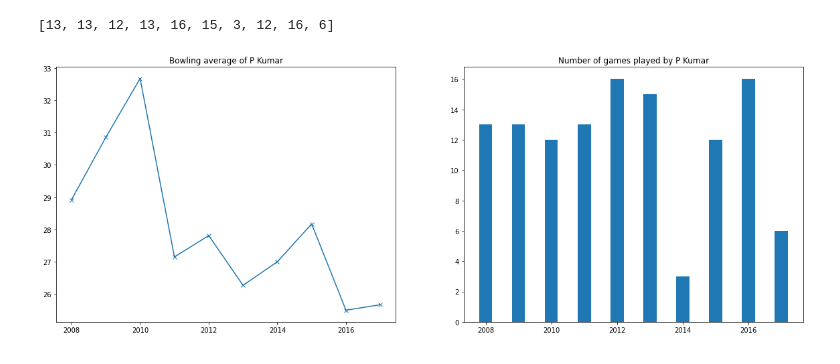
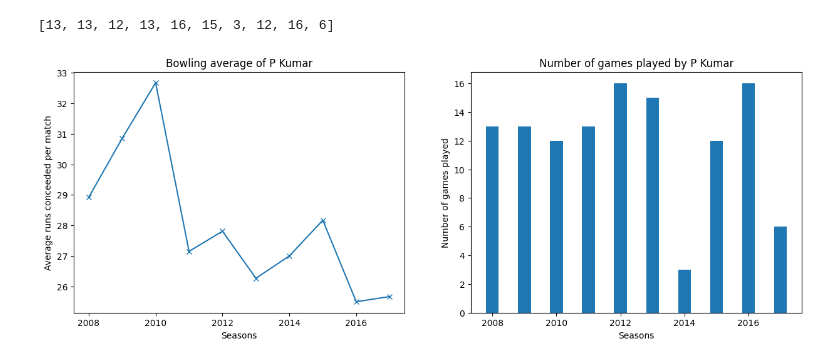
Before and after one commit to rkishorekumar-git/EDA-For-IPL, a Jupyter notebook: src/bowler_stats_nb.ipynb, the cells around one changed output. Cells and saved outputs as stored; diff of their text form; code cells hidden in the pictures.

```diff
--- a/src/bowler_stats_nb.ipynb
+++ b/src/bowler_stats_nb.ipynb
@@ -17,20 +17,25 @@ bowler_info_2 = Bowler(bowler_name_2, match_dataframe, deliveries_dataframe)
 # %%
 #Statistics
 bowl_average = []
 games_played = []
 years = np.arange(2008, 2018)
 for year in years:
     bowl_average.append(bowler_info_1.get_average_runs(year))
     games_played.append(bowler_info_1.get_number_of_runs(year)[0])
 print(games_played)
-fig, ax = plt.subplots(1, 2, figsize=(20, 7))
+fig, ax = plt.subplots(1, 2, figsize=(15, 5))
 ax[0].plot(bowler_info_1.valid_years, bowl_average, marker="x")
 ax[0].title.set_text(f"Bowling average of {bowler_name_1}")
+ax[0].set_xlabel("Seasons")
+ax[0].set_ylabel("Average runs conceeded per match")
 ax[1].bar(bowler_info_1.valid_years, games_played, 0.4)
 ax[1].title.set_text(f"Number of games played by {bowler_name_1}")
+ax[1].set_xlabel("Seasons")
+ax[1].set_ylabel("Number of games played")
+plt.savefig("../graphs/BowlingStatPlayer.png")
 # %% [output]
 [13, 13, 12, 13, 16, 15, 3, 12, 16, 6]
-[figure, old version]
+[figure, new version]
 # %%
 runs, games, average = bowler_info_1.compare_bowlers(bowler_info_2)
 
```
Also changed, not shown: parts of 4 cells of this notebook, 8 other files.
